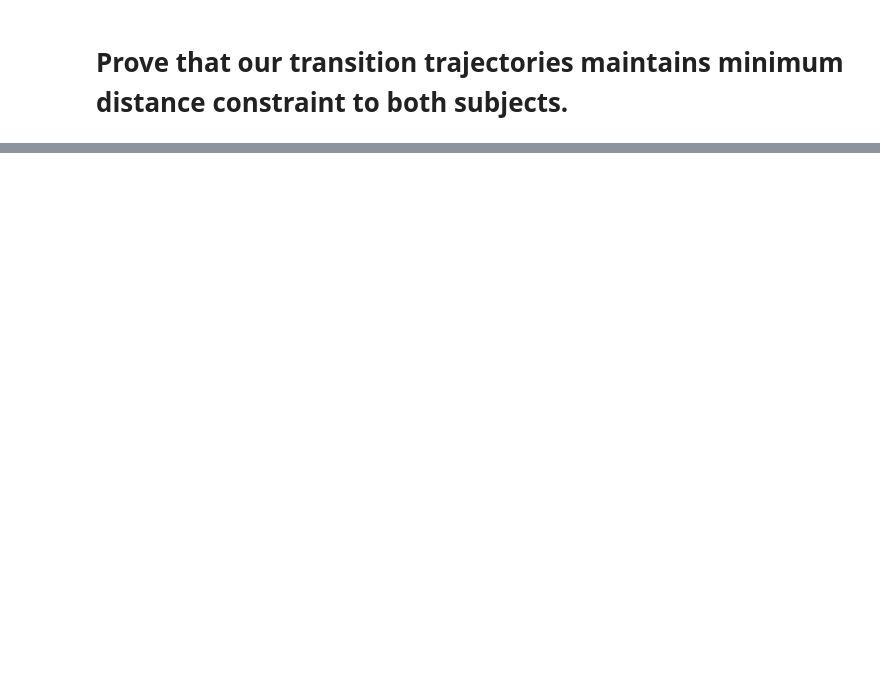
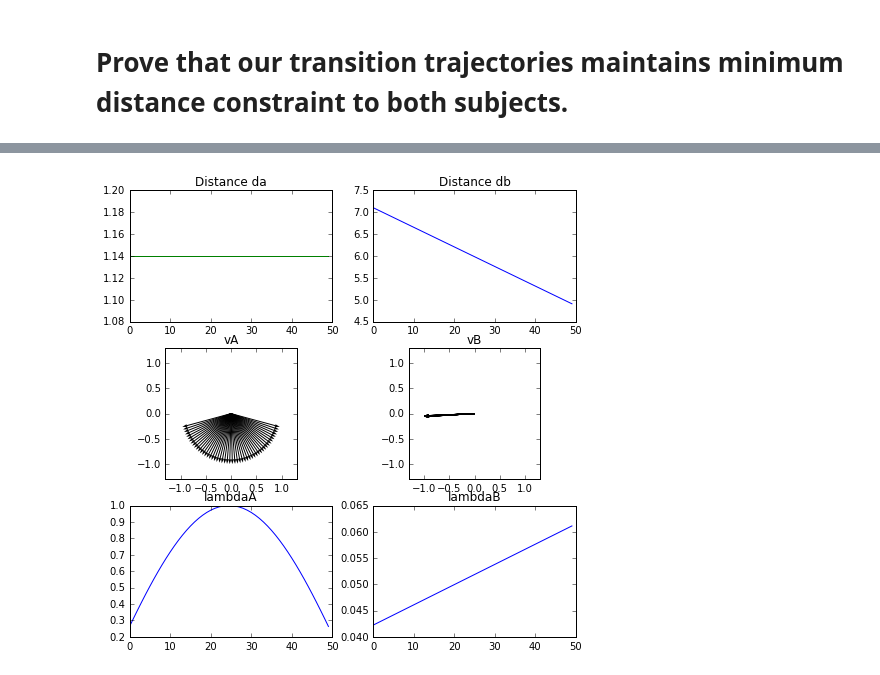
Before and after one commit to njoubert/spooky, a Jupyter notebook: experiments/ipython/NJ - 06 - Toric Interpolation Proof of Min Dist Constraint Maintenance.ipynb, the cells around one changed output, grey strips where cells are left out. Drawn from its saved outputs; the diff is of its cells as text; code cells hidden in the pictures; blank space fills up the shorter version.

```diff
--- a/experiments/ipython/NJ - 06 - Toric Interpolation Proof of Min Dist Constraint Maintenance.ipynb
+++ b/experiments/ipython/NJ - 06 - Toric Interpolation Proof of Min Dist Constraint Maintenance.ipynb
@@ -232,0 +316,82 @@ plt.legend(handles=[sA_legend,sB_legend,S_legend])
+# %%
+# Create Numpy arrays
+A = PA_1.np()
+B = PB_1.np()
+C0 = C_0.np()
+C1 = C_1.np()
+
+# Set up interpolation vector
+u = np.c_[np.linspace(0,1)]
+
+# Set up the distance components of sigmaA, sigmaB
+dA0 = la.norm(C0 - A)
+dA1 = la.norm(C1 - A)
+dB0 = la.norm(C0 - B)
+dB1 = la.norm(C1 - B)
+
+dA = np.linspace(dA0, dA1)
+dB = np.linspace(dB0, dB1)
+
+# Set up the vantage vector components of sigmaA, sigmaB
+vA0 = (C0 - A) / dA0
+vA1 = (C1 - A) / dA1
+vB0 = (C0 - B) / dB0
+vB1 = (C1 - B) / dB1
+
+vA = np.apply_along_axis(lambda u : slerp(vA0,vA1,u), axis=1, arr=u)
+vB = np.apply_along_axis(lambda u : slerp(vB0,vB1,u), axis=1, arr=u)
+
+# Set up lambda by calculating the sin between the vantage vector v and the line of action AB
+AB = B - A
+lambdaA = (la.norm(np.cross(vA, AB),axis=1) / (la.norm(vA,axis=1) * la.norm(AB)))
+lambdaB = (la.norm(np.cross(vB, AB),axis=1) / (la.norm(vB,axis=1) * la.norm(AB)))
+
+
+#
+# Set up "a"
+# This is the nasty one: We're *also* toric-interpolating the path
+# then
+#
+
+# Set up sigmaA, sigmaB, sigma
+sigmaA = A + vA * ((dA + lambdaA * dA)/(1 + lambdaA))[:,np.newaxis]
+sigmaB = B + vB * dB[:,np.newaxis]
+sigma = (sigmaA + sigmaB) / 2
+
+#
+# Graphing the various components of Sigma
+#
+from matplotlib import gridspec
+gs = gridspec.GridSpec(3, 2, width_ratios=[1,1], height_ratios=[1,1,1])
+fig = plt.figure()
+
+f1 = fig.add_subplot(gs[0])
+f2 = fig.add_subplot(gs[1])
+f3 = fig.add_subplot(gs[2])
+f4 = fig.add_subplot(gs[3])
+f5 = fig.add_subplot(gs[4])
+f6 = fig.add_subplot(gs[5])
+
+f1.plot(dA,c="green")
+f1.set_title("Distance da")
+f2.plot(dB,c="blue")
+f2.set_title("Distance db")
+
+f3.quiver(np.linspace(0,0), np.linspace(0,0), vA[:,0],vA[:,1],angles='xy',scale_units='xy',scale=1)
+f3.set_ylim([-1.3,1.3])
+f3.set_xlim([-1.3,1.3])
+f3.set_title("vA")
+f3.set_aspect('equal')
+
+f4.quiver(np.linspace(0,0), np.linspace(0,0), vB[:,0],vB[:,1],angles='xy',scale_units='xy',scale=1)
+f4.set_ylim([-1.3,1.3])
+f4.set_xlim([-1.3,1.3])
+f4.set_title("vB")
+f4.set_aspect('equal')
+
+f5.plot(lambdaA)
+f5.set_title("lambdaA")
+
+f6.plot(lambdaB)
+f6.set_title("lambdaB")
+# %% [output]
@@ -232,0 +399 @@ plt.legend(handles=[sA_legend,sB_legend,S_legend])
+[figure, added]
```
Also changed, not shown: parts of 12 cells of this notebook.
